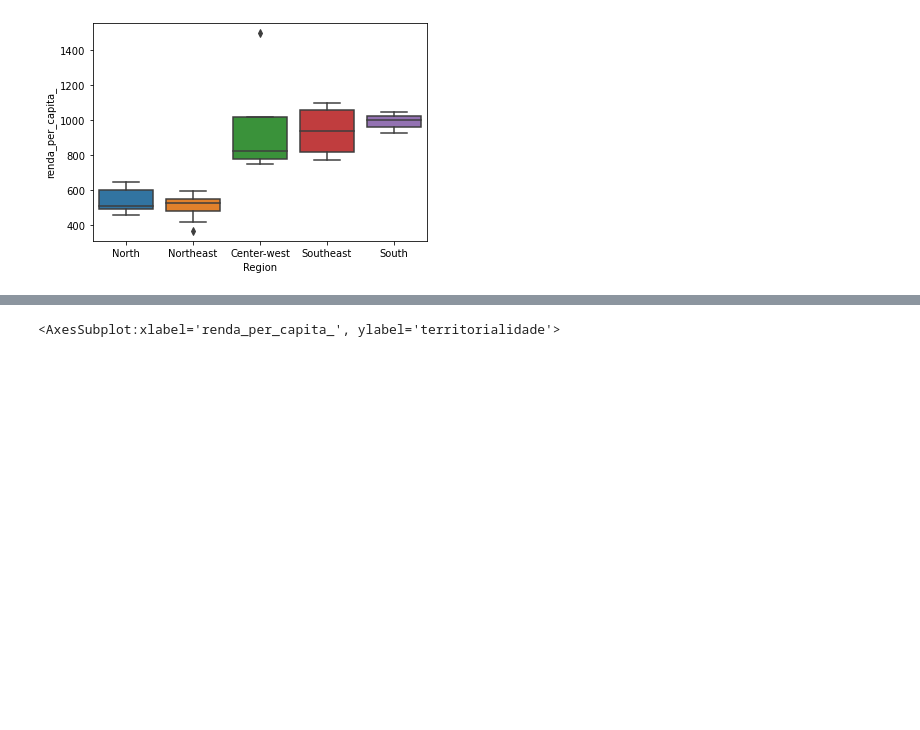
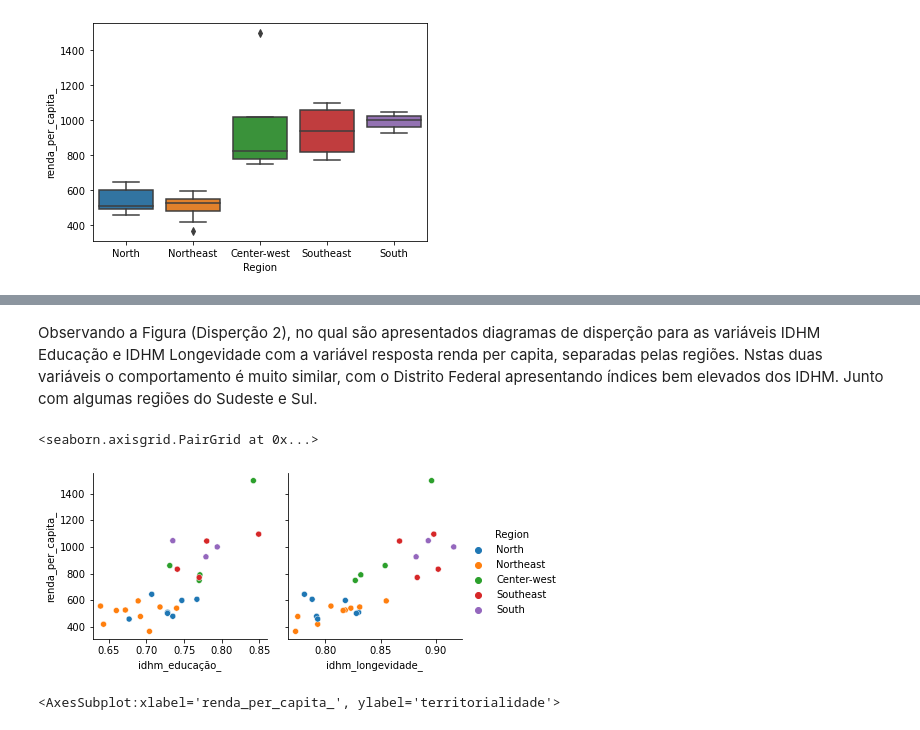
Before and after one commit to VitorBSP/GDP_StatesBR, a Jupyter notebook: modelagem.ipynb, the cells around one changed output, grey strips where cells are left out. Drawn from its saved outputs; the diff is of its cells as text; code cells hidden in the pictures; blank space fills up the shorter version.

```diff
--- a/modelagem.ipynb
+++ b/modelagem.ipynb
@@ -48,2 +54,10 @@ sns.boxplot(x='Region', y='renda_per_capita_', data=base.iloc[0:27, :])
+# %% [markdown]
+Observando a Figura (Disperção 2), no qual são apresentados diagramas de disperção para as variáveis IDHM Educação e IDHM Longevidade com a variável resposta renda per capita, separadas pelas regiões. Nstas duas variáveis o comportamento é muito similar, com o Distrito Federal apresentando índices bem elevados dos IDHM. Junto com algumas regiões do Sudeste e Sul.
+# %%
+sns.PairGrid(data=base.iloc[0:27,:],y_vars=['renda_per_capita_'],x_vars=['idhm_educação_','idhm_longevidade_']
+,hue='Region',height=3).map(sns.scatterplot).add_legend()
+# %% [output]
+<seaborn.axisgrid.PairGrid at 0x...>
+[figure, added]
 # %%
 # Essa dos estados nã osei se tem necessidade, pq estamos lidando por região, isso daqui nem vai para a modelagem
```
Also changed, not shown: parts of 6 cells of this notebook.
